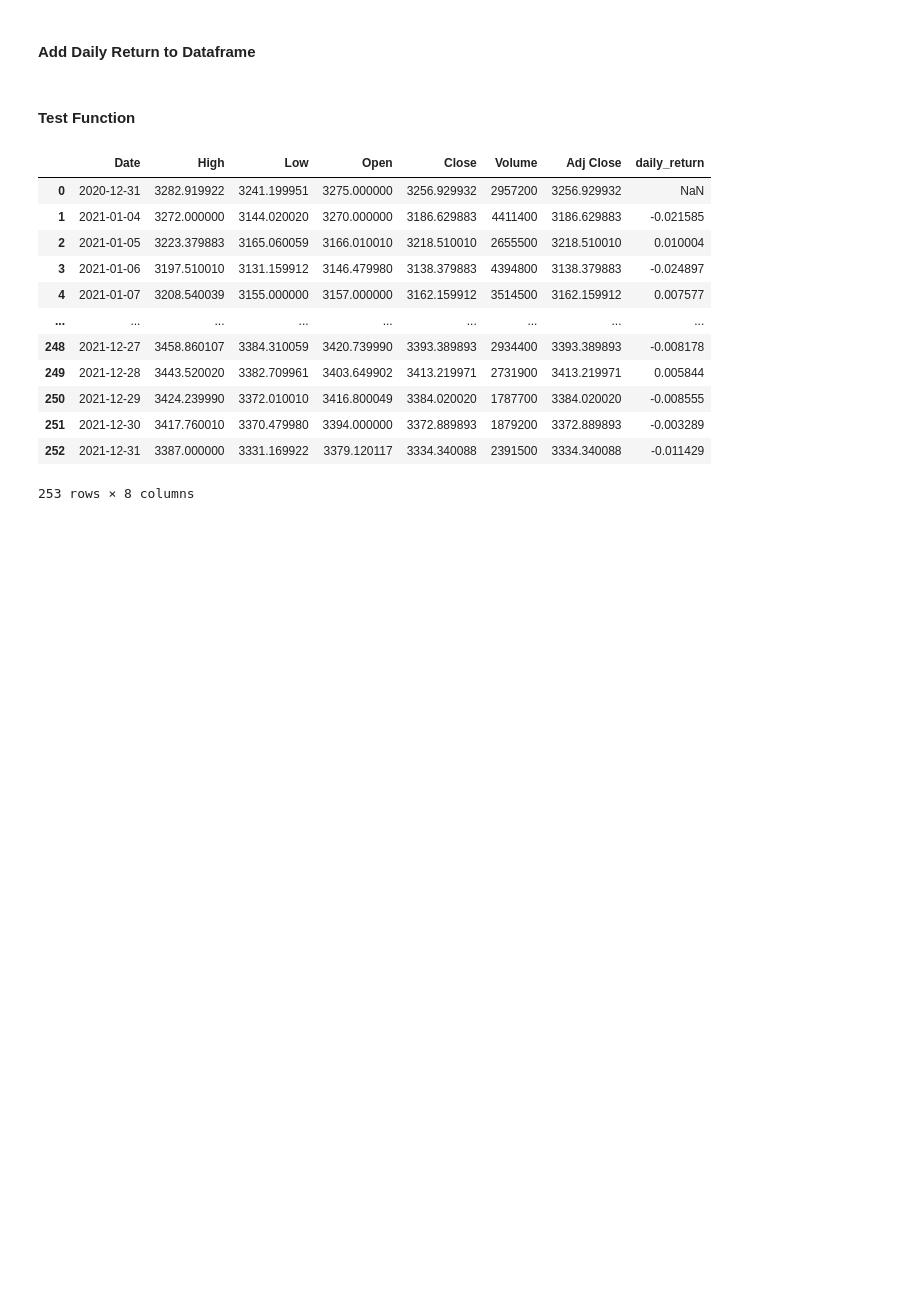
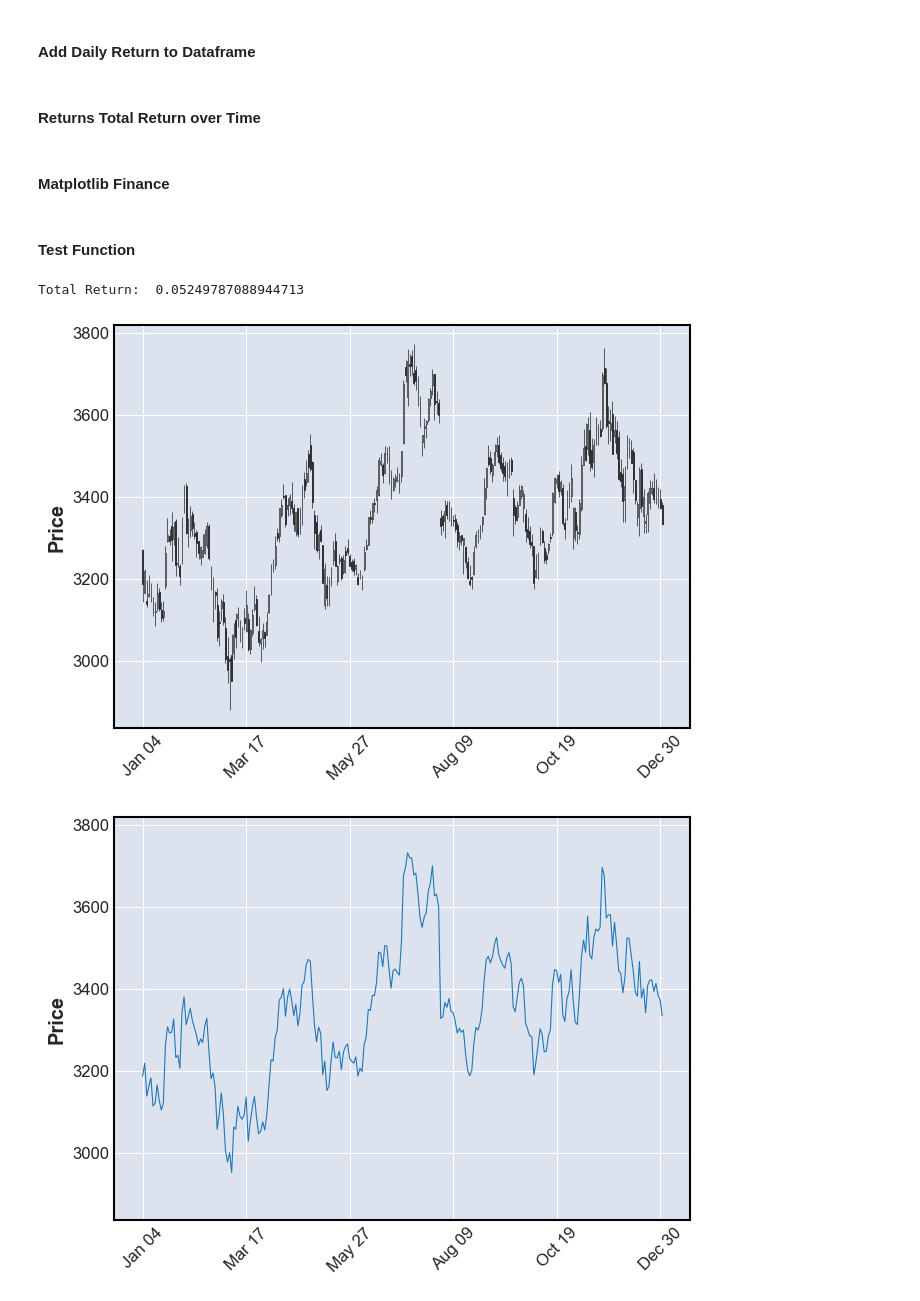
Before and after one commit to I-Johnson/Finance.py, a Jupyter notebook: Fin1.ipynb, the cells around one changed output. Drawn from its saved outputs; the diff is of its cells as text; code cells hidden in the pictures; blank space fills up the shorter version.

```diff
--- a/Fin1.ipynb
+++ b/Fin1.ipynb
@@ -42,27 +42,56 @@ def add_daily_return_to_df(df, ticker):
      df['daily_return'] = (df['Adj Close'] / df['Adj Close'].shift(1)) - 1
      df.to_csv("/home/johnson/DSML/Finance.py/" + ticker + ".csv")
      return df
+# %% [markdown]
+#### Returns Total Return over Time
+# %%
+def get_return_defined_time(df, syear, smonth, sday, eyear, emonth, eday):
+    start = f"{syear} - {smonth} - {sday}"
+    end = f"{eyear} - {emonth} - {eday}"
+    df['Date'] = pd.to_datetime(df['Date'])
+    mask = (df['Date'] >= start) & (df['Date'] <=end)
+    daily_ret = df.loc[mask]['daily_return'].mean()
+    df2 = df.loc[mask]
+    days = df2.shape[0]
+    return(days * daily_ret)
+# %% [markdown]
+#### Matplotlib Finance
+# %%
+def mplfinance_plot(ticker, chart_type, syear, smonth, sday, eyear, emonth, eday):
+    start = f"{syear} - {smonth} - {sday}"
+    end = f"{eyear} - {emonth} - {eday}"
+    try:
+        df = pd.read_csv("/home/johnson/DSML/Finance.py/" + ticker + ".csv")
+
+    except FileNotFoundError:
+        print("File doesn't Exists")
+    else:
+        df.index = pd.DatetimeIndex(df['Date'])
+        df_sub = df.loc[start:end]
+        mpf.plot(df_sub, type = 'candle')
+        mpf.plot(df_sub, type = 'line')
+        mpf.plot(df_sub, type = 'ohlc', mav = 4)
+
+        s = mpf.make_mpf_style(base_mpf_style = 'charles', rc = {'font.size': 8})
+        fig = mpf.figure(figsize=(12, 8), style = s)
+        ax = fig.add_subplot(2, 1, 2)
+        av = fig.add_subplot(2, 1, 2, sharex = ax)
+        mpf.plot(df_sub, type=chart_type, mav=(3,5,7), ax=ax, volume=av, show_nontrading=True)
 # %% [markdown]
 #### Test Function
 # %%
 save_to_csv_from_yahoo('AMZN', 2021, 1, 1, 2022, 1, 1)
 
 AMZN = get_df_from_csv('AMZN')
 
 add_daily_return_to_df(AMZN, 'AMZN')
 
 AMZN
+tot_ret = get_return_defined_time(AMZN, 2021, 1, 1, 2022, 1, 1)
+print("Total Return: ", tot_ret)
+
+mplfinance_plot('AMZN', 'ohlc', 2021, 1, 1, 2022, 1, 1)
 # %% [output]
-|  | Date | High | Low | Open | Close | Volume | Adj Close | daily_return |
-| 0 | 2020-12-31 | 3282.919922 | 3241.199951 | 3275.000000 | 3256.929932 | 2957200 | 3256.929932 | NaN |
-| 1 | 2021-01-04 | 3272.000000 | 3144.020020 | 3270.000000 | 3186.629883 | 4411400 | 3186.629883 | -0.021585 |
-| 2 | 2021-01-05 | 3223.379883 | 3165.060059 | 3166.010010 | 3218.510010 | 2655500 | 3218.510010 | 0.010004 |
-| 3 | 2021-01-06 | 3197.510010 | 3131.159912 | 3146.479980 | 3138.379883 | 4394800 | 3138.379883 | -0.024897 |
-| 4 | 2021-01-07 | 3208.540039 | 3155.000000 | 3157.000000 | 3162.159912 | 3514500 | 3162.159912 | 0.007577 |
-| ... | ... | ... | ... | ... | ... | ... | ... | ... |
-| 248 | 2021-12-27 | 3458.860107 | 3384.310059 | 3420.739990 | 3393.389893 | 2934400 | 3393.389893 | -0.008178 |
-| 249 | 2021-12-28 | 3443.520020 | 3382.709961 | 3403.649902 | 3413.219971 | 2731900 | 3413.219971 | 0.005844 |
-| 250 | 2021-12-29 | 3424.239990 | 3372.010010 | 3416.800049 | 3384.020020 | 1787700 | 3384.020020 | -0.008555 |
-| 251 | 2021-12-30 | 3417.760010 | 3370.479980 | 3394.000000 | 3372.889893 | 1879200 | 3372.889893 | -0.003289 |
-| 252 | 2021-12-31 | 3387.000000 | 3331.169922 | 3379.120117 | 3334.340088 | 2391500 | 3334.340088 | -0.011429 |
-253 rows × 8 columns
+Total Return:  0.05249787088944713
+[figure, added]
+[figure, added]
```
Also changed, not shown: parts of 1 cell of this notebook.
